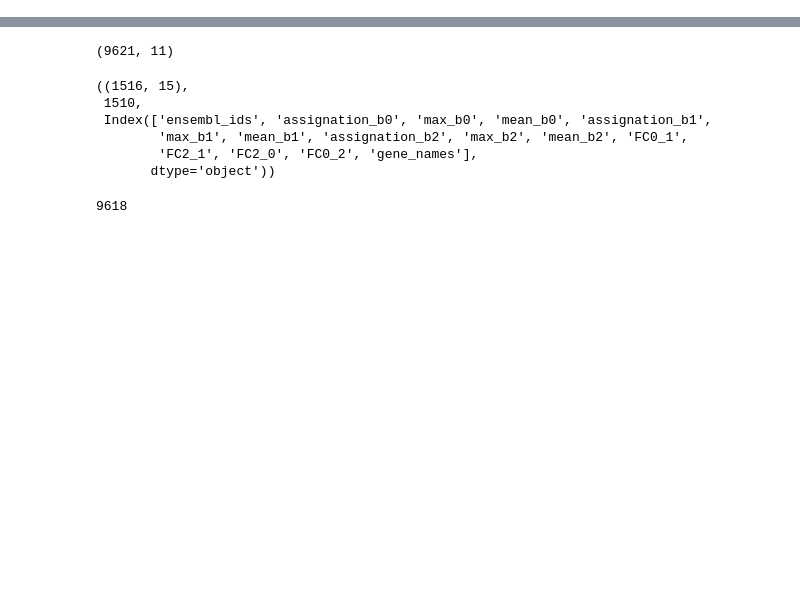
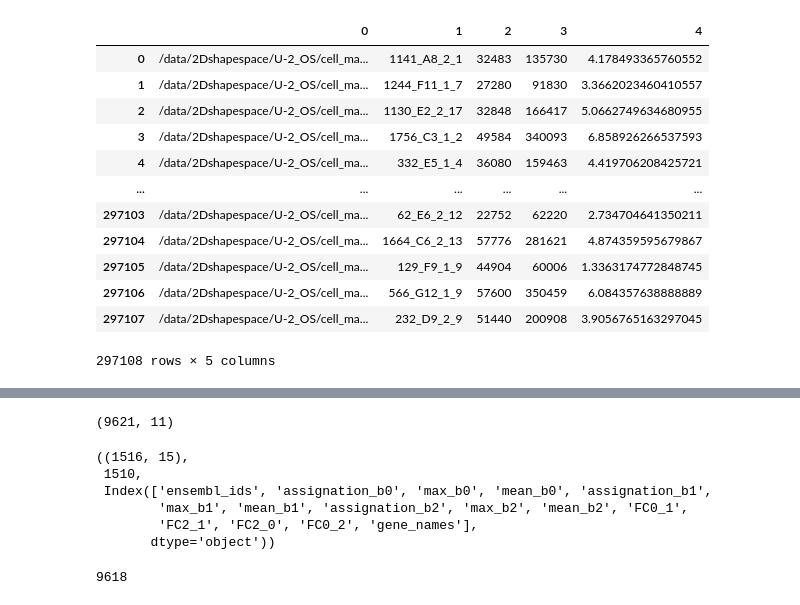
Before and after one commit to trangle1302/2D_shapespace, a Jupyter notebook: notebooks/Clusters.ipynb, the cells around one changed output, grey strips where cells are left out. Saved outputs shown, nothing was run; the diff lists cells and outputs as text; code cells hidden in the pictures; blank space fills up the shorter version.

```diff
--- a/notebooks/Clusters.ipynb
+++ b/notebooks/Clusters.ipynb
@@ -33,3 +25,28 @@ df["FC0_1"] = df["mean_b0"]/df["mean_b1"]
 df["FC2_1"] = df["mean_b2"]/df["mean_b1"]
 df["FC2_0"] = df["mean_b2"]/df["mean_b0"]
 df["FC0_2"] = df["mean_b0"]/df["mean_b2"]
+# %%
+#cell_nu_ratio = pd.read_csv(f"{d}/cell_nu_ratio.txt")
+cell_nu_ratio = []
+f = open(f"{d}/cell_nu_ratio.txt","r")
+lines = f.readlines()
+for l in lines:
+    l_ = l.strip().split(",")
+    if len(l_) > 4:
+        cell_nu_ratio += [l_]
+# %%
+ pd.DataFrame(cell_nu_ratio)
+# %% [output]
+|  | 0 | 1 | 2 | 3 | 4 |
+| 0 | /data/2Dshapespace/U-2_OS/cell_ma... | 1141_A8_2_1 | 32483 | 135730 | 4.178493365760552 |
+| 1 | /data/2Dshapespace/U-2_OS/cell_ma... | 1244_F11_1_7 | 27280 | 91830 | 3.3662023460410557 |
+| 2 | /data/2Dshapespace/U-2_OS/cell_ma... | 1130_E2_2_17 | 32848 | 166417 | 5.0662749634680955 |
+| 3 | /data/2Dshapespace/U-2_OS/cell_ma... | 1756_C3_1_2 | 49584 | 340093 | 6.858926266537593 |
+| 4 | /data/2Dshapespace/U-2_OS/cell_ma... | 332_E5_1_4 | 36080 | 159463 | 4.419706208425721 |
+| ... | ... | ... | ... | ... | ... |
+| 297103 | /data/2Dshapespace/U-2_OS/cell_ma... | 62_E6_2_12 | 22752 | 62220 | 2.734704641350211 |
+| 297104 | /data/2Dshapespace/U-2_OS/cell_ma... | 1664_C6_2_13 | 57776 | 281621 | 4.874359595679867 |
+| 297105 | /data/2Dshapespace/U-2_OS/cell_ma... | 129_F9_1_9 | 44904 | 60006 | 1.3363174772848745 |
+| 297106 | /data/2Dshapespace/U-2_OS/cell_ma... | 566_G12_1_9 | 57600 | 350459 | 6.084357638888889 |
+| 297107 | /data/2Dshapespace/U-2_OS/cell_ma... | 232_D9_2_9 | 51440 | 200908 | 3.9056765163297045 |
+297108 rows × 5 columns
```
Also changed, not shown: parts of 22 cells of this notebook, 5 other files.
